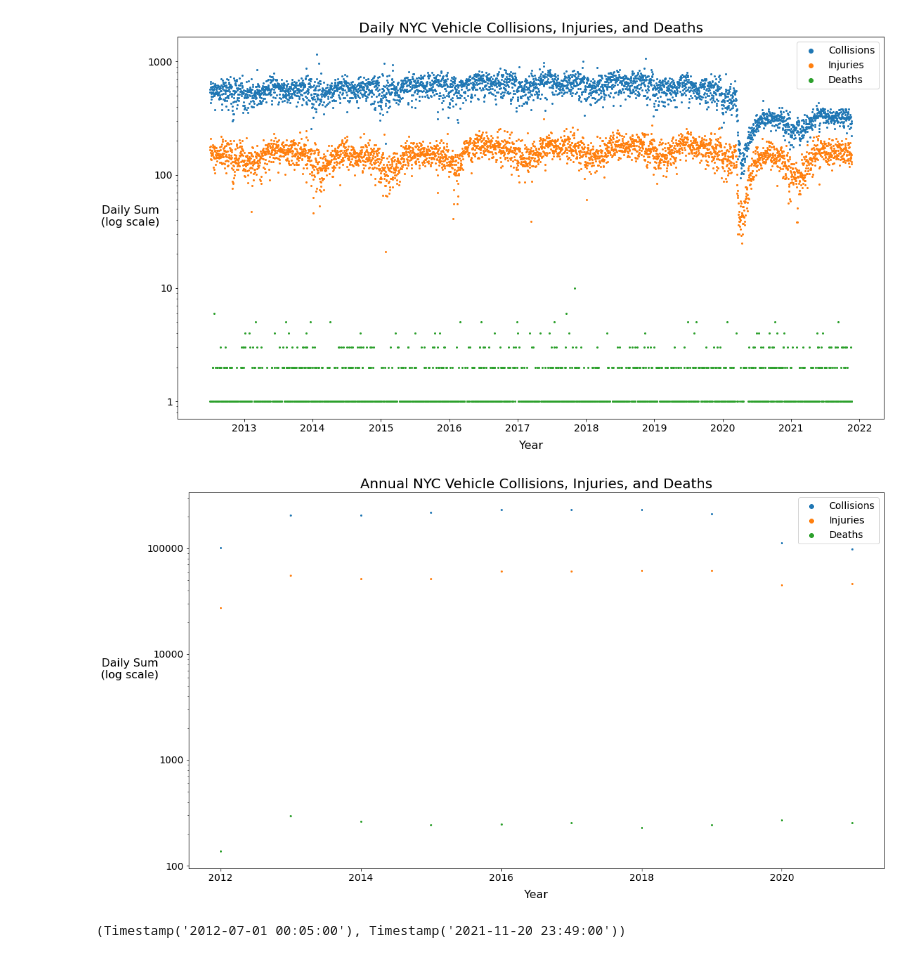
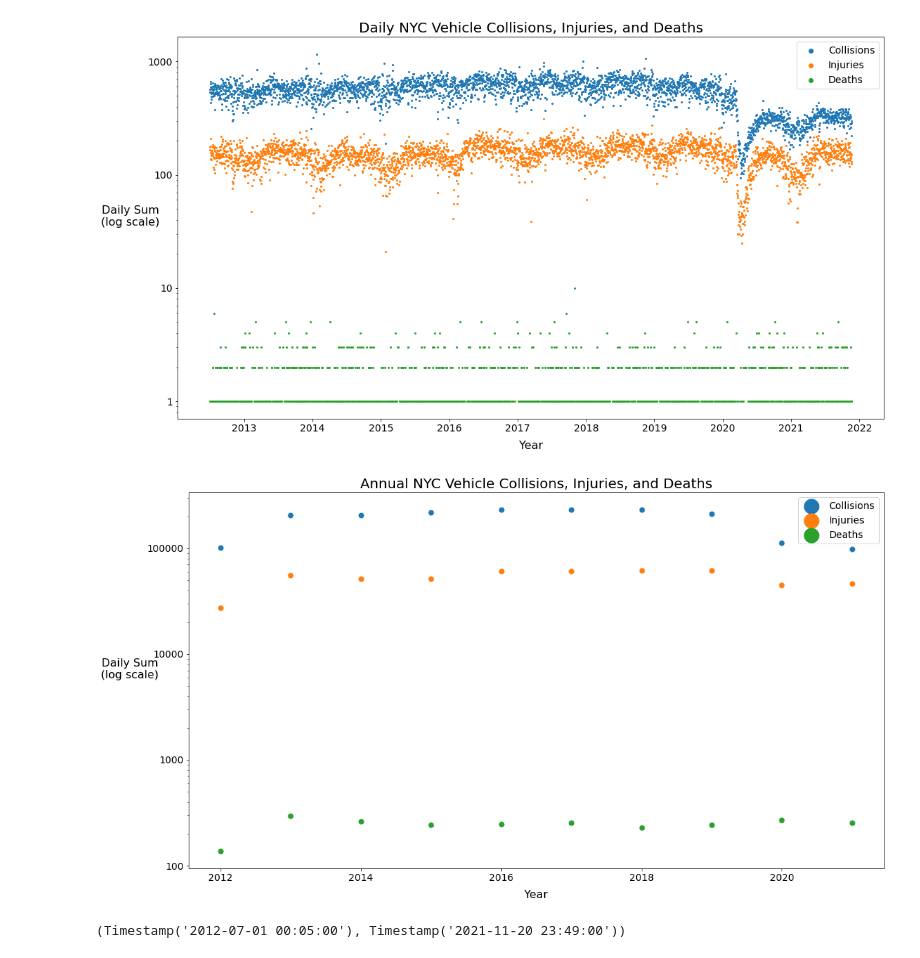
Before and after one commit to ray310/NYC-Vehicle-Collisions, a Jupyter notebook: 1-profiling-raw-collision-data.ipynb, the cells around one changed output. Drawn from its saved outputs; the diff is of its cells as text; code cells hidden in the pictures.

```diff
--- a/1-profiling-raw-collision-data.ipynb
+++ b/1-profiling-raw-collision-data.ipynb
@@ -281,22 +281,22 @@ plt.show()
 # %%
 annual_collisions = data.groupby(by=data["datetime"].dt.year)["COLLISION_ID"].count()
 annual_injuries = data.groupby(by=data["datetime"].dt.year)["NUMBER OF PERSONS INJURED"].sum()
 annual_deaths = data.groupby(by=data["datetime"].dt.year)["NUMBER OF PERSONS KILLED"].sum()
 fig, ax = plt.subplots()
 fig.set_size_inches((18, 10))
 ax.set_title("Annual NYC Vehicle Collisions, Injuries, and Deaths", fontsize=20)
 ax.set_xlabel("Year", fontsize=16, labelpad=10)
 ax.set_ylabel("Daily Sum\n(log scale)", fontsize=16, rotation=0, labelpad=25)
 ax.tick_params(axis='both', which='major', labelsize=14)
 ax.set_yscale("log")
 ax.yaxis.set_major_formatter("{x:.0f}")
-ax.scatter(y=annual_collisions, x=annual_collisions.index, s=4)  # s is marker size
-ax.scatter(y=annual_injuries, x=annual_injuries.index, s=4)
-ax.scatter(y=annual_deaths, x=annual_deaths.index, s=4)
+ax.scatter(y=annual_collisions, x=annual_collisions.index, s=50)  # s is marker size
+ax.scatter(y=annual_injuries, x=annual_injuries.index, s=50)
+ax.scatter(y=annual_deaths, x=annual_deaths.index, s=50)
 ax.legend(["Collisions", "Injuries", "Deaths"], fontsize=14, markerscale=3)
 plt.show()
 # %% [output]
-[figure, old version]
+[figure, new version]
 # %%
 data["datetime"].min(), data["datetime"].max()
 # %% [output]
```
Also changed, not shown: parts of 10 cells of this notebook, 2 other files.
